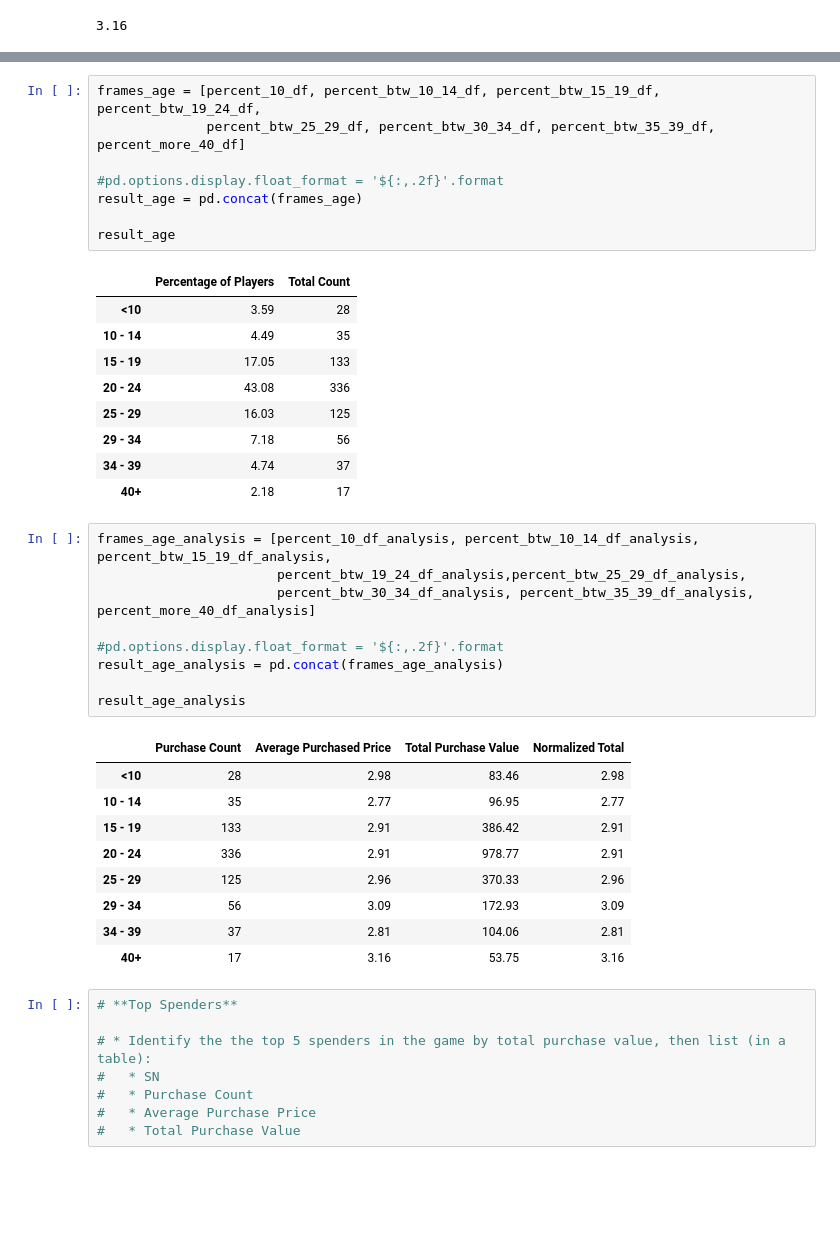
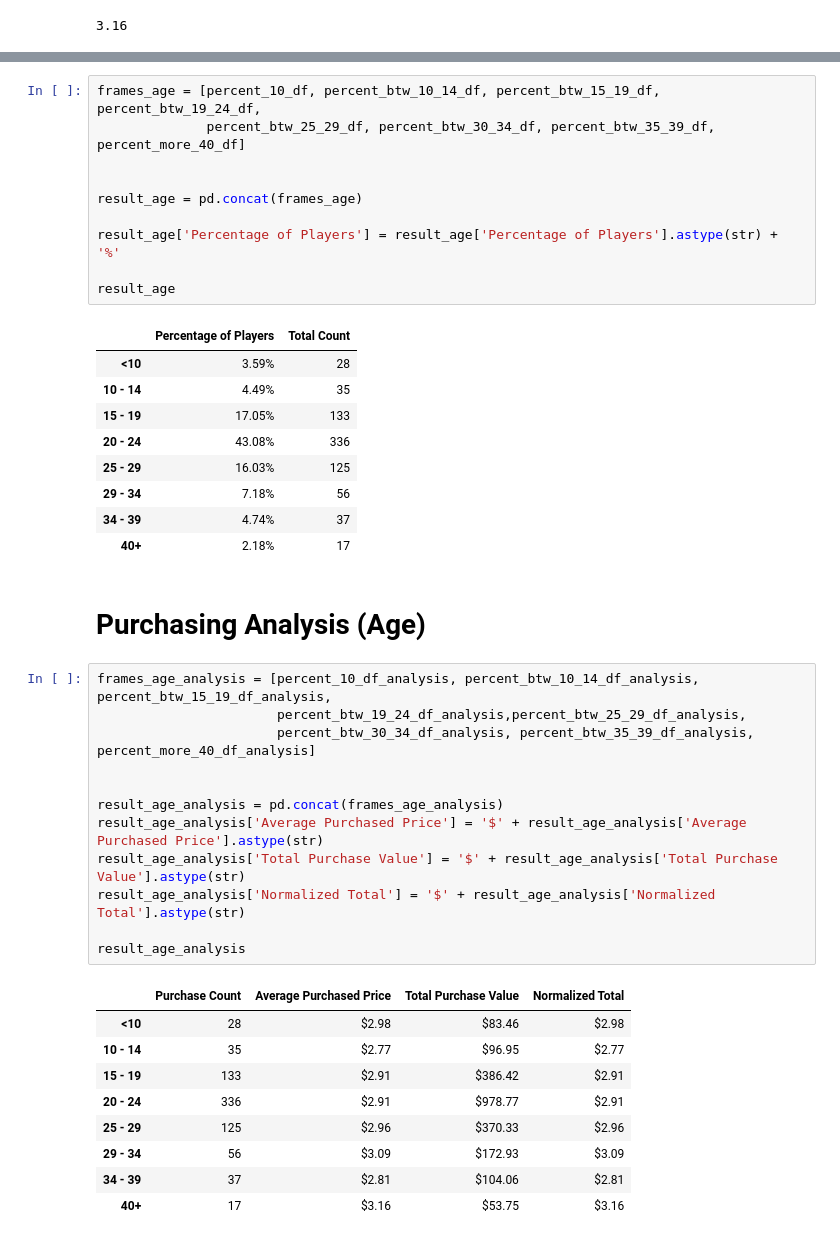
Before and after one commit to mrbalikci/pandas-challenge-, a Jupyter notebook: HeroesOfPyMoli.ipynb, the cells around one changed output, grey strips where cells are left out. Cells and saved outputs as stored; diff of their text form; blank space fills up the shorter version.

```diff
--- a/HeroesOfPyMoli.ipynb
+++ b/HeroesOfPyMoli.ipynb
@@ -1019,44 +527,43 @@ percent_more_40_df_analysis
 frames_age = [percent_10_df, percent_btw_10_14_df, percent_btw_15_19_df, percent_btw_19_24_df,
               percent_btw_25_29_df, percent_btw_30_34_df, percent_btw_35_39_df, percent_more_40_df]
 
-#pd.options.display.float_format = '${:,.2f}'.format
+
 result_age = pd.concat(frames_age)
 
+result_age['Percentage of Players'] = result_age['Percentage of Players'].astype(str) + '%'
+
 result_age
 # %% [output]
 |  | Percentage of Players | Total Count |
-| <10 | 3.59 | 28 |
-| 10 - 14 | 4.49 | 35 |
-| 15 - 19 | 17.05 | 133 |
-| 20 - 24 | 43.08 | 336 |
-| 25 - 29 | 16.03 | 125 |
-| 29 - 34 | 7.18 | 56 |
-| 34 - 39 | 4.74 | 37 |
-| 40+ | 2.18 | 17 |
+| <10 | 3.59% | 28 |
+| 10 - 14 | 4.49% | 35 |
+| 15 - 19 | 17.05% | 133 |
+| 20 - 24 | 43.08% | 336 |
+| 25 - 29 | 16.03% | 125 |
+| 29 - 34 | 7.18% | 56 |
+| 34 - 39 | 4.74% | 37 |
+| 40+ | 2.18% | 17 |
+# %% [markdown]
+# Purchasing Analysis (Age)
 # %%
 frames_age_analysis = [percent_10_df_analysis, percent_btw_10_14_df_analysis, percent_btw_15_19_df_analysis,
                        percent_btw_19_24_df_analysis,percent_btw_25_29_df_analysis,
                        percent_btw_30_34_df_analysis, percent_btw_35_39_df_analysis, percent_more_40_df_analysis]
 
-#pd.options.display.float_format = '${:,.2f}'.format
+
 result_age_analysis = pd.concat(frames_age_analysis)
+result_age_analysis['Average Purchased Price'] = '$' + result_age_analysis['Average Purchased Price'].astype(str)
+result_age_analysis['Total Purchase Value'] = '$' + result_age_analysis['Total Purchase Value'].astype(str)
+result_age_analysis['Normalized Total'] = '$' + result_age_analysis['Normalized Total'].astype(str)
 
 result_age_analysis
 # %% [output]
 |  | Purchase Count | Average Purchased Price | Total Purchase Value | Normalized Total |
-| <10 | 28 | 2.98 | 83.46 | 2.98 |
-| 10 - 14 | 35 | 2.77 | 96.95 | 2.77 |
-| 15 - 19 | 133 | 2.91 | 386.42 | 2.91 |
-| 20 - 24 | 336 | 2.91 | 978.77 | 2.91 |
-| 25 - 29 | 125 | 2.96 | 370.33 | 2.96 |
-| 29 - 34 | 56 | 3.09 | 172.93 | 3.09 |
-| 34 - 39 | 37 | 2.81 | 104.06 | 2.81 |
-| 40+ | 17 | 3.16 | 53.75 | 3.16 |
+| <10 | 28 | $2.98 | $83.46 | $2.98 |
+| 10 - 14 | 35 | $2.77 | $96.95 | $2.77 |
+| 15 - 19 | 133 | $2.91 | $386.42 | $2.91 |
+| 20 - 24 | 336 | $2.91 | $978.77 | $2.91 |
+| 25 - 29 | 125 | $2.96 | $370.33 | $2.96 |
+| 29 - 34 | 56 | $3.09 | $172.93 | $3.09 |
+| 34 - 39 | 37 | $2.81 | $104.06 | $2.81 |
+| 40+ | 17 | $3.16 | $53.75 | $3.16 |
-# %%
-# **Top Spenders**
-
-# * Identify the the top 5 spenders in the game by total purchase value, then list (in a table):
-#   * SN
-#   * Purchase Count
-#   * Average Purchase Price
-#   * Total Purchase Value
```
Also changed, not shown: parts of 166 cells of this notebook, 1 other file.
